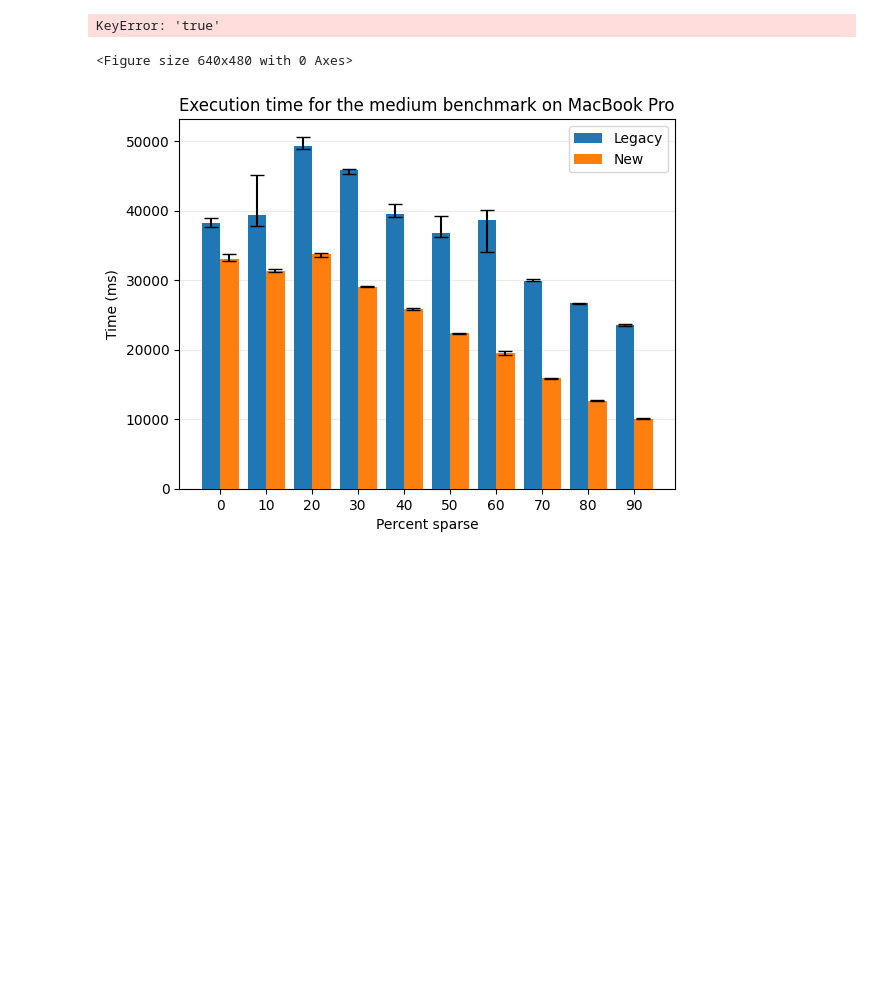
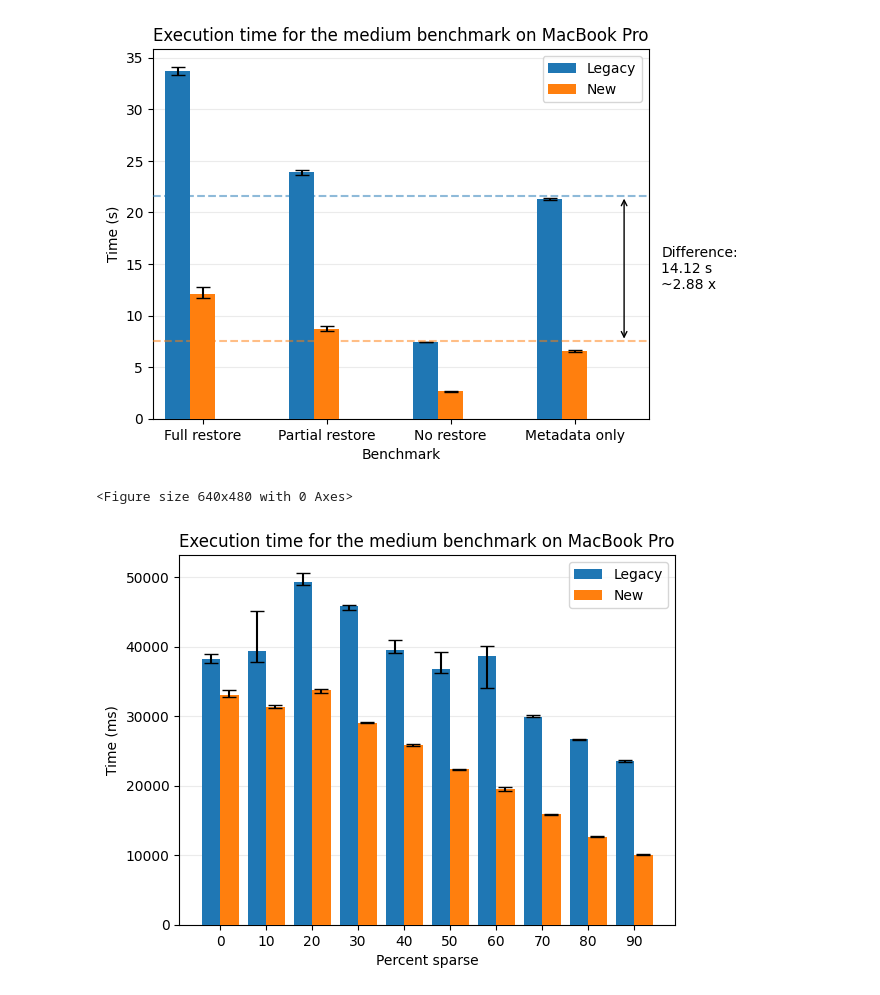
Before and after one commit to carljohnsen/duplicati-blogpost, a Jupyter notebook: WIP-restore/benchmark/plotting.ipynb, the cells around one changed output. Drawn from its saved outputs; the diff is of its cells as text; code cells hidden in the pictures; blank space fills up the shorter version.

Commit message:
The tuning times are now emitted to a csv for plotting

```diff
--- a/WIP-restore/benchmark/plotting.ipynb
+++ b/WIP-restore/benchmark/plotting.ipynb
@@ -42,11 +67,13 @@ for host in hosts:
 # %%
 def clean(times):
+    if len(times) == 1:
+        return times[0], times[0], times[0]
     no_outliers = np.sort(times)[1:-1]
     return np.mean(no_outliers), np.min(no_outliers), np.max(no_outliers)
 
 def plot_bars_regular(runs, host, size, host_label):
     width = .2
-    off = -width
+    off = -1.5*width
     super_means = []
     colors = plt.rcParams['axes.prop_cycle'].by_key()['color']
     for l in legacies:
@@ -54,38 +81,50 @@ def plot_bars_regular(runs, host, size, host_label):
         mins = []
         maxs = []
         for b in benchmarks:
             mean, mi, ma = clean(runs[host][size][b][l])
             means.append(mean)
             mins.append(mi)
             maxs.append(ma)
 
         super_means.append(np.mean(means))
         means = np.array(means)
         mins = np.array(mins)
         maxs = np.array(maxs)
 
-        plt.bar(np.arange(len(benchmarks)) + off, means, yerr=[means-mins, maxs-means], capsize=5, width=.2, label='Legacy' if l == 'true' else 'New', zorder=3)
+        if l == 'true':
+            label = 'Legacy'
+        elif l == 'false':
+            label = 'New'
+        else:
+            label = 'Ancient'
+        plt.bar(np.arange(len(benchmarks)) + off, means, yerr=[means-mins, maxs-means], capsize=5, width=.2, label=label, zorder=3)
         off += width
     plt.legend()
 
     plt.hlines(super_means[0], -.5, len(benchmarks)-.5, colors=colors[0], alpha=.5, linestyles='dashed', label='Legacy mean', zorder=4)
     plt.hlines(super_means[1], -.5, len(benchmarks)-.5, colors=colors[1], alpha=.5, linestyles='dashed', label='New mean', zorder=4)
+    #plt.hlines(super_means[2], -.5, len(benchmarks)-.5, colors=colors[2], alpha=.5, linestyles='dashed', label='New mean', zorder=4)
 
     # Highlight the difference between the two means
     plt.annotate('', xy=(3.3, super_means[1]), xytext=(3.3, super_means[0]), arrowprops=dict(arrowstyle='<->', color='black'))
-    plt.text(3.6, (super_means[0]+super_means[1])/2, f'Difference:\n{np.abs(super_means[1]-super_means[0]):.2f} ms\n\n~{super_means[0]/super_means[1]:.2f} x', verticalalignment='center', horizontalalignment='left')
+    plt.text(3.6, (super_means[0]+super_means[1])/2, f'Difference:\n{np.abs(super_means[1]-super_means[0]):.2f} s\n~{super_means[0]/super_means[1]:.2f} x', verticalalignment='center', horizontalalignment='left')
+
+    #plt.annotate('', xy=(3.3, super_means[2]), xytext=(3.3, super_means[1]), arrowprops=dict(arrowstyle='<->', color='black'))
+    #plt.text(3.6, (super_means[1]+super_means[2])/2, f'Difference:\n{np.abs(super_means[2]-super_means[1]):.2f} ms\n~{super_means[1]/super_means[2]:.2f} x', verticalalignment='center', horizontalalignment='left')
+
+    #plt.text(3.6, super_means[2]/2, f'Total:\n{np.abs(super_means[2]-super_means[0]):.2f} ms\n~{super_means[0]/super_means[2]:.2f} x', verticalalignment='center', horizontalalignment='left')
 
     plt.xticks(np.arange(len(benchmarks))-.5*width, benchmarks_labels)
     plt.xlim(-.5, len(benchmarks)-.5)
-    plt.ylabel('Time (ms)')
+    plt.ylabel('Time (s)')
     plt.xlabel('Benchmark')
     plt.title(f'Execution time for the {size} benchmark on {host_label}')
     plt.grid(axis='y', alpha=.25, zorder=0)
 
-plot_bars_regular(runs, hosts[0], 'small', hosts_labels[0])
+plot_bars_regular(runs, hosts[0], 'medium', hosts_labels[0])
 plt.show()
 # %% [output]
-KeyError: 'true'
+[figure, added]
 # %%
 if not os.path.exists(figures_dir):
     os.mkdir(figures_dir)
```
Also changed, not shown: parts of 4 cells of this notebook, 1 other file.
